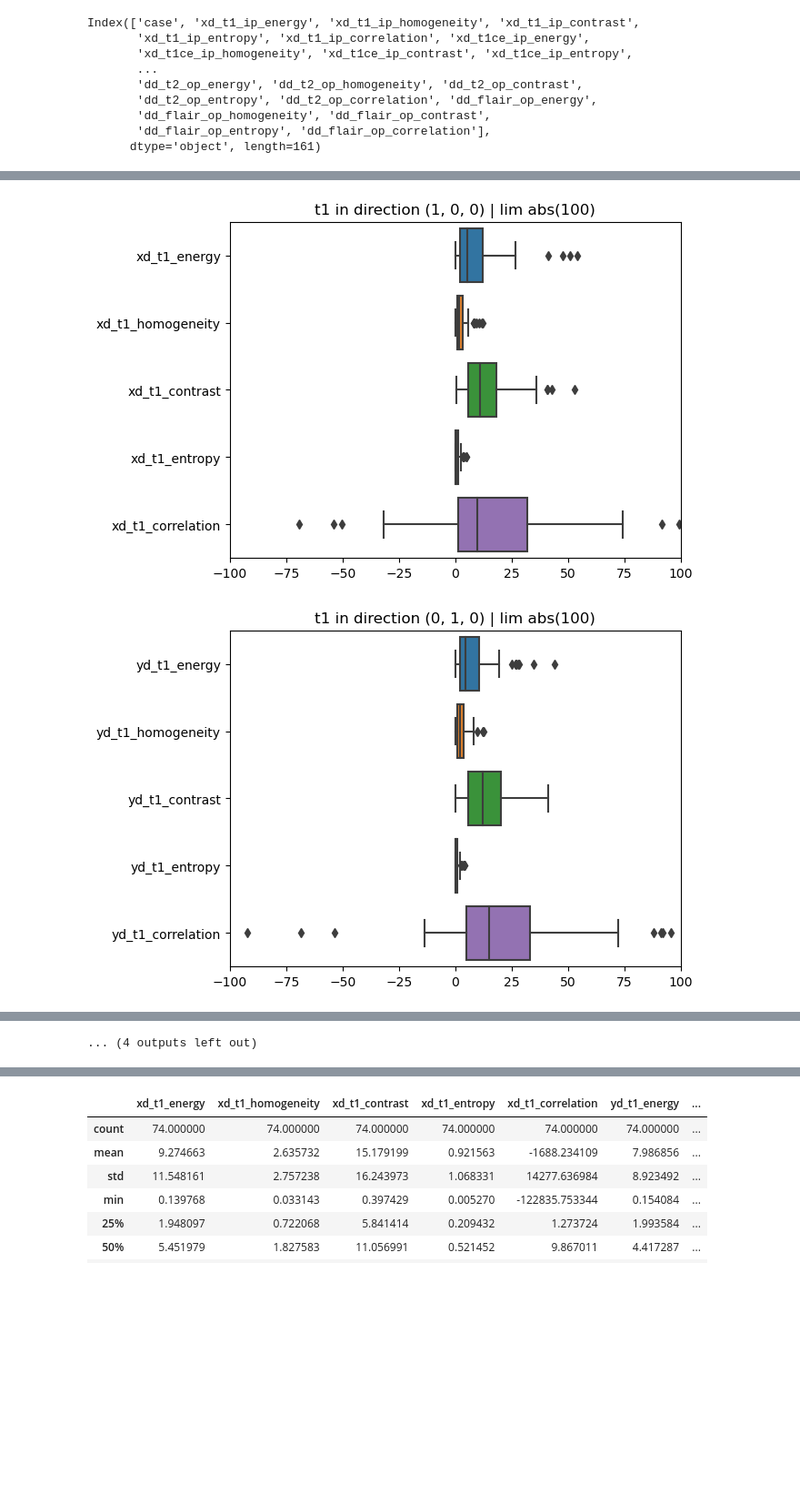
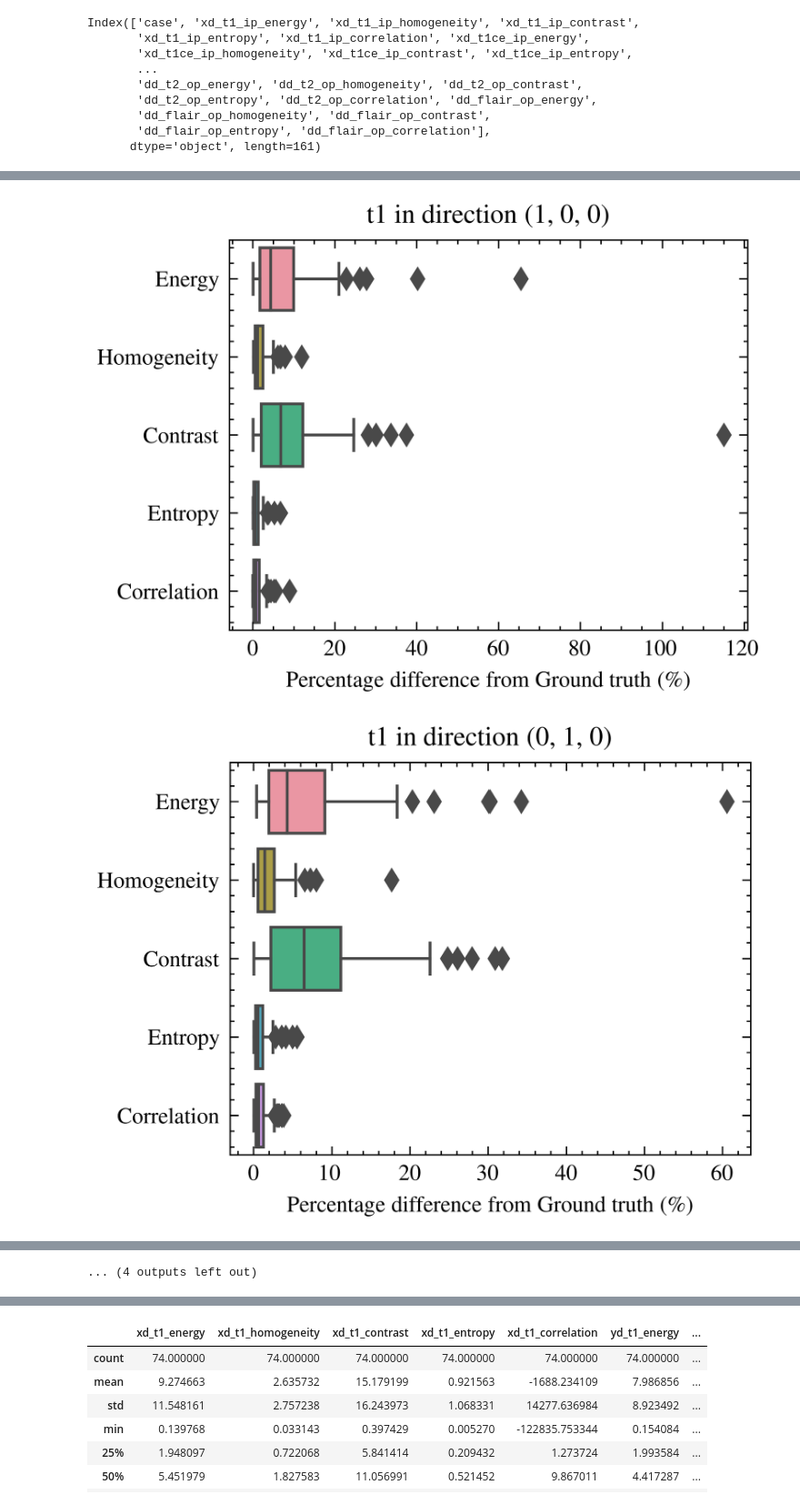
Before and after one commit to Prof-Iz/3D-Segmentation-of-Glioblastoma-from-MRI, a Jupyter notebook: Analysis.ipynb, the cells around one changed output, grey strips where cells are left out. Shown at 91% size. Saved outputs shown, nothing was run; the diff lists cells and outputs as text; code cells hidden in the pictures; blank space fills up the shorter version.

```diff
--- a/Analysis.ipynb
+++ b/Analysis.ipynb
@@ -563,4 +601,6 @@ metric_df.iloc[:,1:][metric_df.dice_et > 0 ].describe()
 # %%
 import seaborn as sns
 import matplotlib.pyplot as plt
+import scienceplots
+plt.style.use(['science','ieee'])
 # %%
@@ -635,6 +687,3 @@ df = pd.DataFrame({
     "tc" : tc_center_offset,
     "et" : et_center_offset
 })
-# %%
-fig = sns.boxplot(df)
-fig.set_ylabel("Centerpoint offset (mm)")
@@ -677,6 +730,3 @@ df.describe()
 | 50% | 0.148500 | -0.244500 | 0.033000 |
 | 75% | 4.284000 | 3.318250 | 2.118000 |
 | max | 49.662000 | 50.538000 | 16.205000 |
-# %%
-fig = sns.boxplot(df)
-fig.set_ylabel("Difference in Volume (ml)")
@@ -711,7 +812,7 @@ for scan in ['t1','t1ce','t2','flair']:
     for direction in ["xd","yd","zd","dd"]:
         for ft in ["energy","homogeneity","contrast","entropy","correlation"]:
             temp = txt_features_df.filter(regex=f"^{direction}_{scan}_",axis=1)
-            diff = np.abs(temp[f"{direction}_{scan}_ip_{ft}"] - temp[f"{direction}_{scan}_op_{ft}"]) / temp[f"{direction}_{scan}_ip_{ft}"] * 100
+            diff = np.abs(temp[f"{direction}_{scan}_op_{ft}"] - temp[f"{direction}_{scan}_ip_{ft}"]) / temp[f"{direction}_{scan}_ip_{ft}"] * 100
 
             diff_feature[f"{direction}_{scan}_{ft}"] = diff
 
@@ -725,15 +839,17 @@ df.filter(regex="xd_t1_",axis=1)
 # %%
 for scan in ['t1','t1ce','t2','flair']:
     for direction, label in [
         ("xd", (1, 0, 0)),
         ("yd", (0, 1, 0)),
         ("zd", (0, 0, 1)),
         ("dd", (1, 1, 1)),
     ]:
         fig = sns.boxplot(df.filter(regex=f"{direction}_{scan}_",axis=1),orient='h')
-        fig.set_xlim(-100,100)
-        fig.set_title(f"{scan} in direction {label} | lim abs(100)")
+        # fig.set_xlim(-100,100)
+        fig.set_yticklabels(['Energy','Homogeneity','Contrast','Entropy','Correlation'])
+        fig.set_title(f"{scan} in direction {label}")
+        fig.set_xlabel("Percentage difference from Ground truth (\%)")
         plt.show()
 # %% [output]
-[figure, old version]
+[figure, new version]
-[figure, old version]
+[figure, new version]
```
Also changed, not shown: parts of 19 cells of this notebook, 4 other files.
